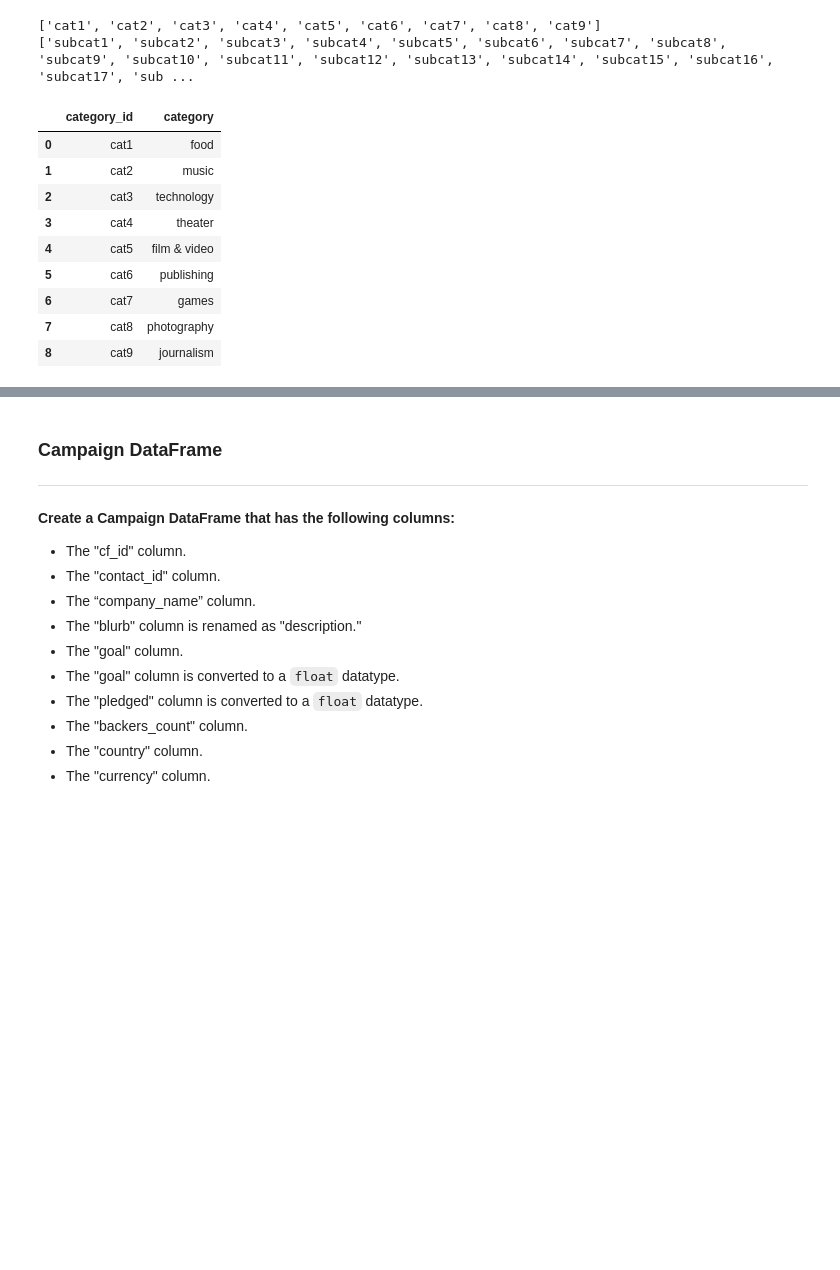
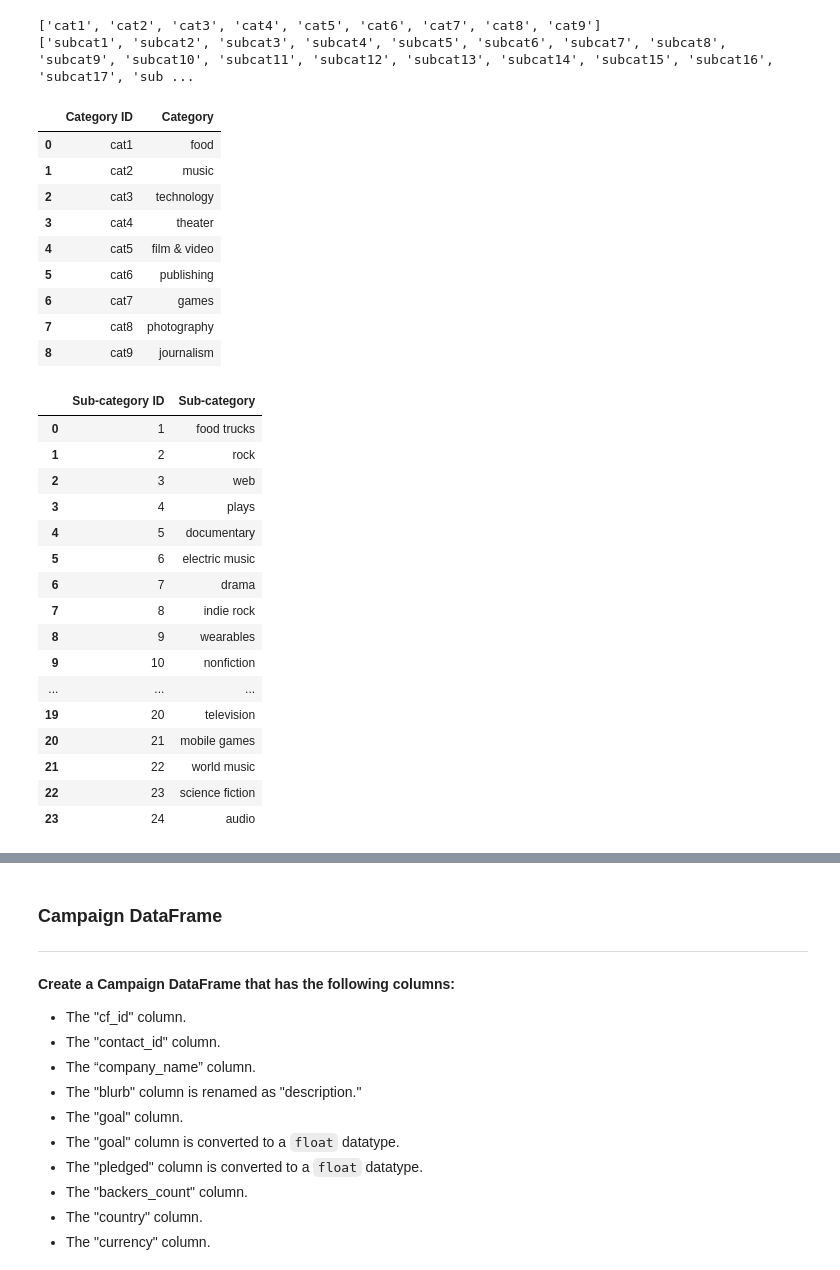
Before and after one commit to alisonands/ETL-project, a Jupyter notebook: Starter_Files/starter-code.ipynb, the cells around one changed output, grey strips where cells are left out. Cells and saved outputs as stored; diff of their text form; code cells hidden in the pictures; blank space fills up the shorter version.

```diff
--- a/Starter_Files/AA.ipynb
+++ b/Starter_Files/starter-code.ipynb
@@ -59,6 +62,8 @@ Index(['cf_id', 'contact_id', 'company_name', 'blurb', 'goal', 'pledged',
       dtype='object')
 # %%
 # Assign the category and subcategory values to category and subcategory columns.
+crowdfunding_info_df[['category', 'sub-category']] = crowdfunding_info_df['category & sub-category'].str.split('/', expand=True)
+crowdfunding_info_df.head()
 # %% [output]
 |  | cf_id | contact_id | company_name | blurb | goal | pledged | outcome | backers_count | country | ... |
 | 0 | 147 | 4661 | Baldwin, Riley and Jackson | Pre-emptive tertiary standardization | 100 | 0 | failed | 0 | CA | ... |
@@ -68,7 +73,8 @@ Index(['cf_id', 'contact_id', 'company_name', 'blurb', 'goal', 'pledged',
 | 4 | 1365 | 2199 | Larson-Little | Proactive foreground core | 7600 | 5265 | failed | 53 | US | ... |
 # %%
 # Get the unique categories and subcategories in separate lists.
-
+categories = crowdfunding_info_df['category'].unique().tolist()
+subcategories = crowdfunding_info_df['sub-category'].unique().tolist()
 
 print(categories)
 print(subcategories)
@@ -98,11 +99,14 @@ print(subcategory_ids)
 [1 2 3 4 5 6 7 8 9]
 [ 1  2  3  4  5  6  7  8  9 10 11 12 13 14 15 16 17 18 19 20 21 22 23 24]
 # %%
+cat_ids = []
+scat_ids = []
 # Use a list comprehension to add "cat" to each category_id.
-
+for cat in category_ids:
+    cat_ids.append('cat'+str(cat))
 # Use a list comprehension to add "subcat" to each subcategory_id.
-
-
+for scat in subcategory_ids:
+    scat_ids.append('subcat'+str(scat))
 print(cat_ids)
 print(scat_ids)
 # %% [output]
@@ -110,18 +114,38 @@ print(scat_ids)
 ['subcat1', 'subcat2', 'subcat3', 'subcat4', 'subcat5', 'subcat6', 'subcat7', 'subcat8', 'subcat9', 'subcat10', 'subcat11', 'subcat12', 'subcat13', 'subcat14', 'subcat15', 'subcat16', 'subcat17', 'sub ...
 # %%
 # Create a category DataFrame with the category_id array as the category_id and categories list as the category name.
-
+category_df = pd.DataFrame({'Category ID':cat_ids,
+                            'Category': categories})
+display(category_df)
 # Create a category DataFrame with the subcategory_id array as the subcategory_id and subcategories list as the subcategory name.
+subcategory_df = pd.DataFrame({'Sub-category ID': subcategory_ids,
+                               'Sub-category': subcategories})
+display(subcategory_df)
+# %% [output]
+|  | Category ID | Category |
+| 0 | cat1 | food |
+| 1 | cat2 | music |
+| 2 | cat3 | technology |
+| 3 | cat4 | theater |
+| 4 | cat5 | film & video |
+| 5 | cat6 | publishing |
+| 6 | cat7 | games |
+| 7 | cat8 | photography |
+| 8 | cat9 | journalism |
+|  | Sub-category ID | Sub-category |
+| 0 | 1 | food trucks |
+| 1 | 2 | rock |
+| 2 | 3 | web |
+| 3 | 4 | plays |
+| 4 | 5 | documentary |
+| 5 | 6 | electric music |
+| 6 | 7 | drama |
+| 7 | 8 | indie rock |
+| 8 | 9 | wearables |
+| 9 | 10 | nonfiction |
+| ... | ... | ... |
+| 19 | 20 | television |
+| 20 | 21 | mobile games |
+| 21 | 22 | world music |
+| 22 | 23 | science fiction |
+| 23 | 24 | audio |
-# %%
-category_df
-# %% [output]
-|  | category_id | category |
-| 0 | cat1 | food |
-| 1 | cat2 | music |
-| 2 | cat3 | technology |
-| 3 | cat4 | theater |
-| 4 | cat5 | film & video |
-| 5 | cat6 | publishing |
-| 6 | cat7 | games |
-| 7 | cat8 | photography |
-| 8 | cat9 | journalism |
```
Also changed, not shown: parts of 4 cells of this notebook, 2 other files.
